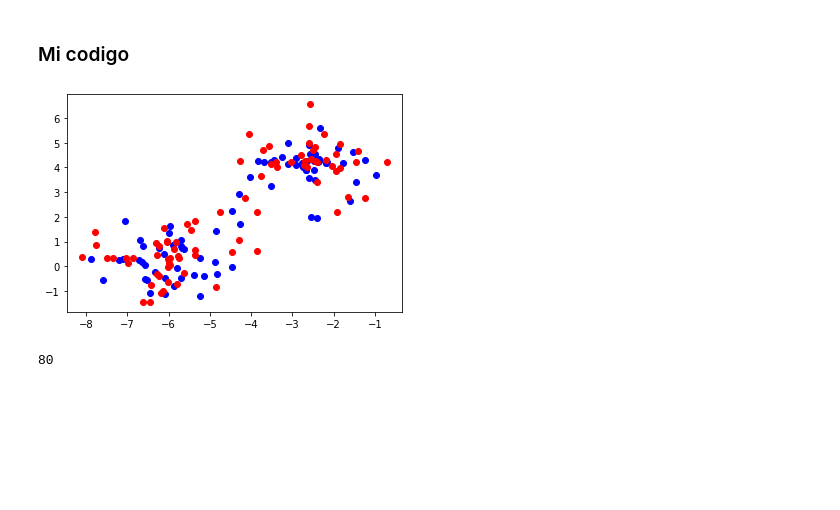
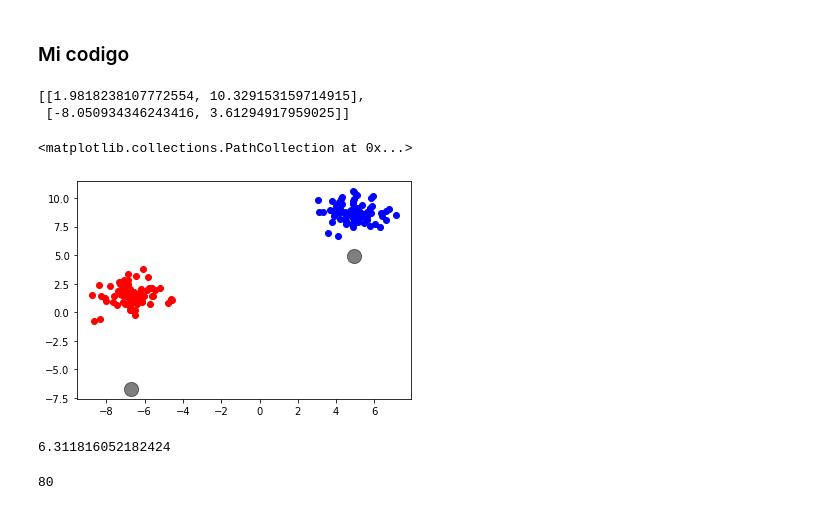
Before and after one commit to BaruchMM/K-means, a Jupyter notebook: k_means_practica.ipynb, the cells around one changed output. Saved outputs shown, nothing was run; the diff lists cells and outputs as text; code cells hidden in the pictures; blank space fills up the shorter version.

```diff
--- a/k_means_practica.ipynb
+++ b/k_means_practica.ipynb
@@ -58,9 +51,45 @@ def create_clusters():
+# %%
+clusters, centroids = create_clusters()
+centroids
+# %% [output]
+[[1.9818238107772554, 10.329153159714915],
+ [-8.050934346243416, 3.61294917959025]]
+# %%
+def distance(point1, point2):
+    distace = np.sqrt((point1[0]-point2[0])**2+(point1[1]-point2[1])**2)
+    return distace
+# %%
+def findCentroid(clusters):
+    centroids = []
+    for points in clusters:
+        points = np.array(points).T
+        centroids.append([np.sum(points[0])/len(points[0]), np.sum(points[0])/len(points[0])])
+        # centroids.append(len(points[0]))
+    return centroids
+# %%
+def update_cluster(centroids):
+    clustersDis = [[] for i in range(n_clusters)]
+    for i in range(len(data[0])):
+        dis = [distance([data[0][i],data[1][i]], centroids[j]) for j in range(n_clusters)]
+        minDist = dis.index(np.min(dis))
+        clustersDis[minDist].append([data[0][i],data[1][i]])
+        clustersDis = np.array(clustersDis)
+    centroids = findCentroid(clustersDis)
+    return clustersDis, centroids
 # %%
-clusters = create_clusters()
-for point in clusters['cluster0']:
+for i in range(max_iterations):
+    clusters, centroids = update_cluster(centroids)
+for point in clusters[0]:
     plt.plot(point[0],point[1],'o',color = 'blue')
-for point in clusters['cluster1']:
+for point in clusters[1]:
     plt.plot(point[0],point[1],'o',color = 'red')
+plt.scatter(centroids[0][0], centroids[0][1], c='black', s=200, alpha=0.5)
+plt.scatter(centroids[1][0], centroids[1][1], c='black', s=200, alpha=0.5)
 # %% [output]
+<matplotlib.collections.PathCollection at 0x...>
-[figure, old version]
+[figure, new version]
+# %%
+np.array(clusterss[1]).T[0][0]
+# %% [output]
+6.311816052182424
 # %%
```
Also changed, not shown: parts of 8 cells of this notebook.
